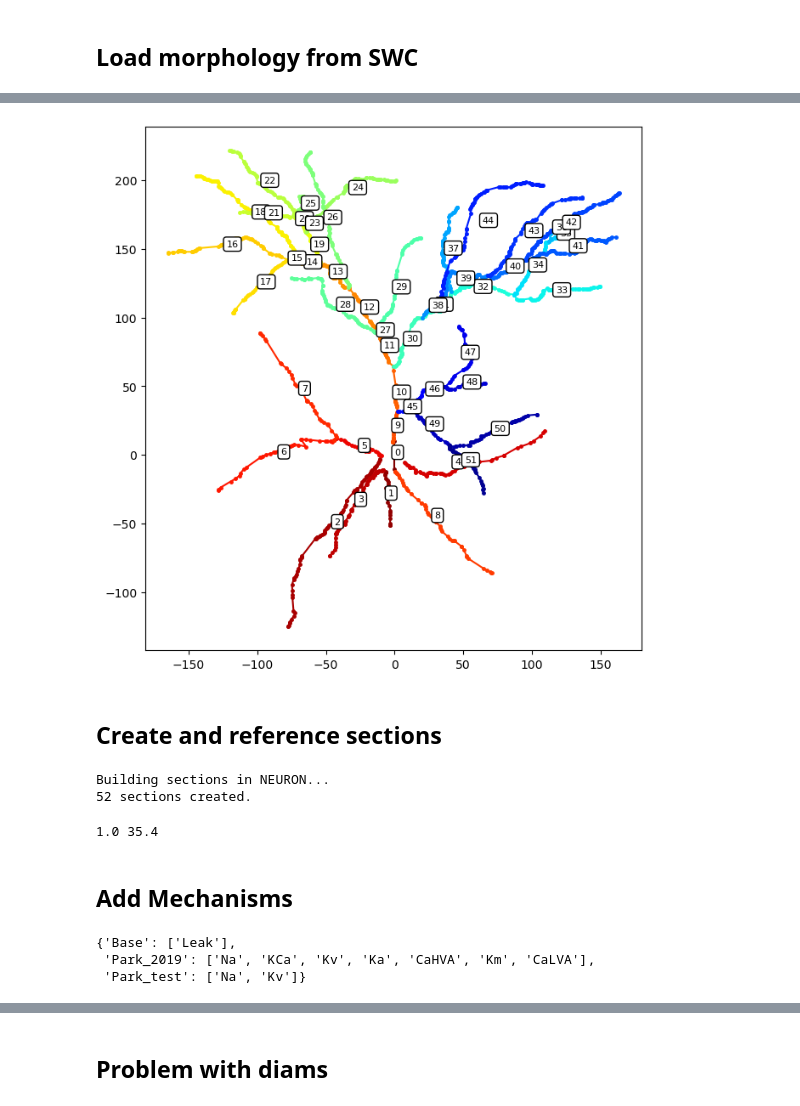
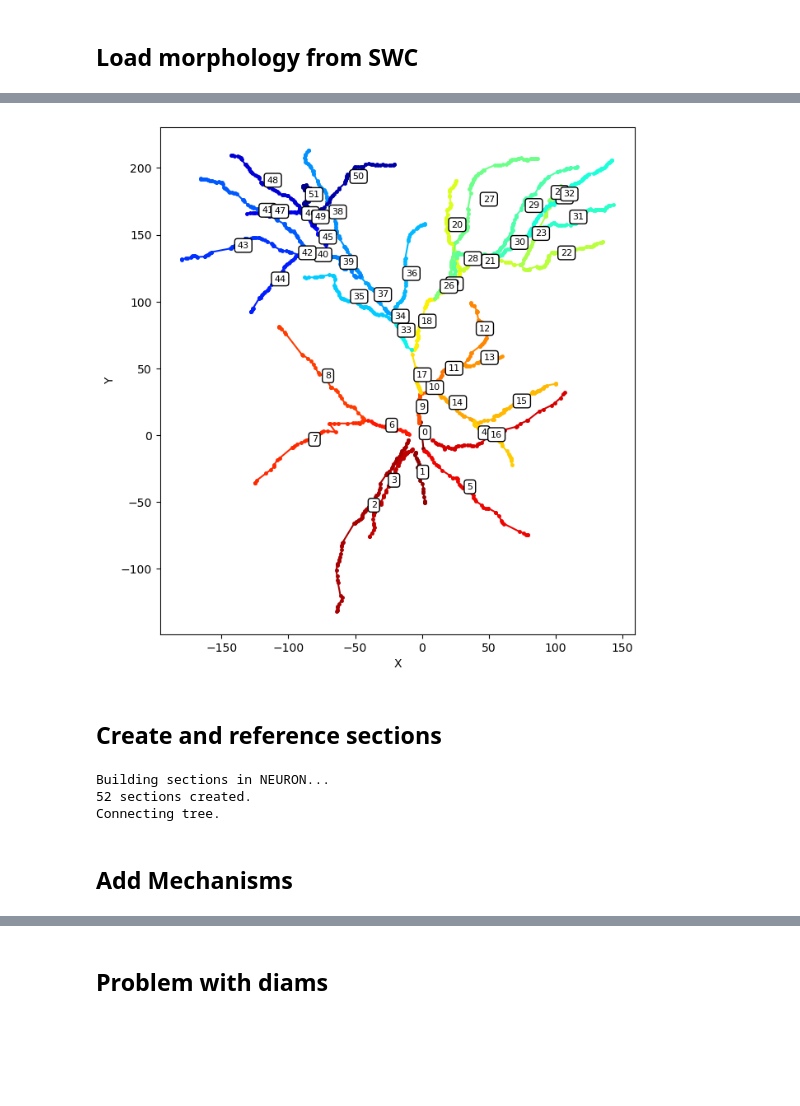
Before and after one commit to Poirazi-Lab/DendroTweaksApp, a Jupyter notebook: app/src/model_demo.ipynb, the cells around one changed output, grey strips where cells are left out. Cells and saved outputs as stored; diff of their text form; code cells hidden in the pictures; blank space fills up the shorter version.

```diff
--- a/app/src/model_demo.ipynb
+++ b/app/src/model_demo.ipynb
@@ -41,7 +40,12 @@ dd.NEURONSimulator
 dendrotweaks.simulators.NEURONSimulator
 # %% [markdown]
 # Create a Model
+# %%
+import os
+cwd = os.getcwd()
+path_to_data = os.path.join(cwd, 'data')
 # %%
-model = dd.Model(name='Park_2019', path_to_data='data/')
+model = dd.Model(name='Park_2019',
+                 path_to_data=path_to_data)
 # %% [markdown]
 ## Load morphology from SWC
@@ -83,11 +95,11 @@ parent |   idx
 # %%
 fig, ax = plt.subplots(figsize=(8, 8))
-model.sec_tree.plot_sections(ax,
-                             show_points=True,
-                             show_lines=True,
-                             annotate=True)
+model.sec_tree.plot(ax,
+                    show_points=True,
+                    show_lines=True,
+                    annotate=True)
 # %% [output]
-[figure, old version]
+[figure, new version]
 # %% [markdown]
 ## Create and reference sections
 # %%
@@ -95,17 +107,6 @@ model.create_and_reference_sections_in_simulator()
 # %% [output]
 Building sections in NEURON...
 52 sections created.
+Connecting tree.
-# %%
-for sec in model.sec_tree:
-    print(sec._ref.cm, sec._ref.Ra)
-    break
-# %% [output]
-1.0 35.4
 # %% [markdown]
 ## Add Mechanisms
-# %%
-model.modm.list_archives()
-# %% [output]
-{'Base': ['Leak'],
- 'Park_2019': ['Na', 'KCa', 'Kv', 'Ka', 'CaHVA', 'Km', 'CaLVA'],
- 'Park_test': ['Na', 'Kv']}
```
Also changed, not shown: parts of 106 cells of this notebook, 42 other files.
